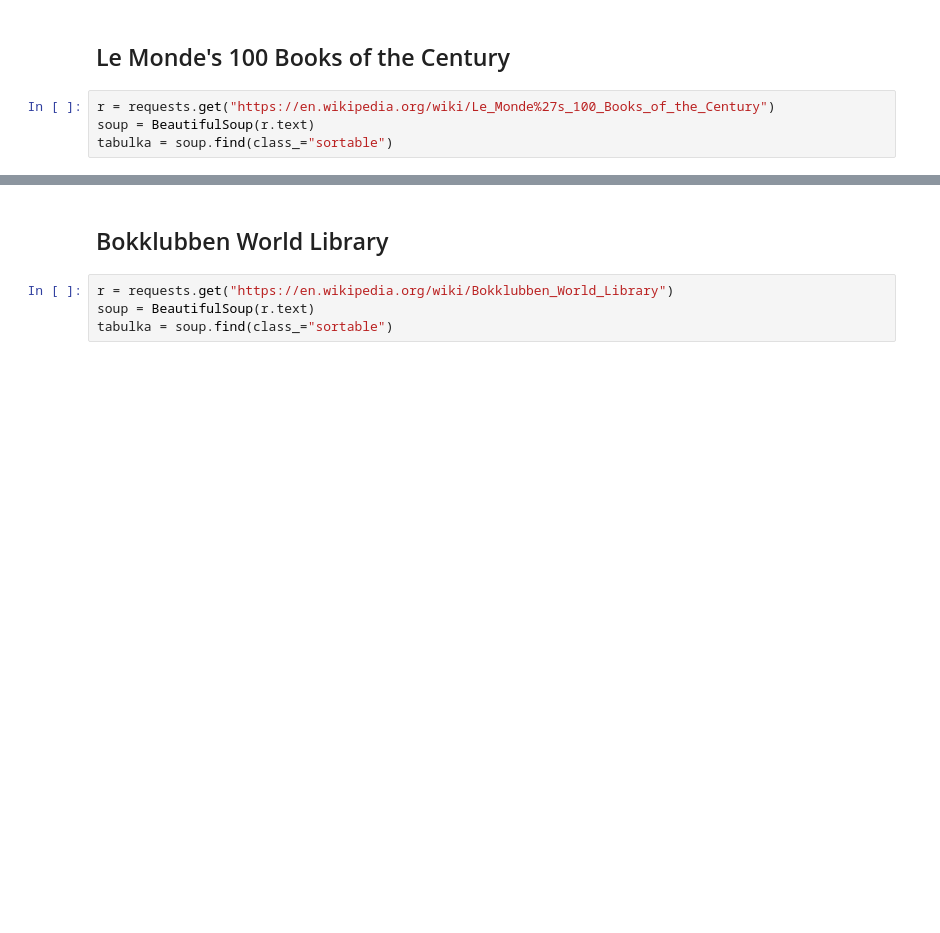
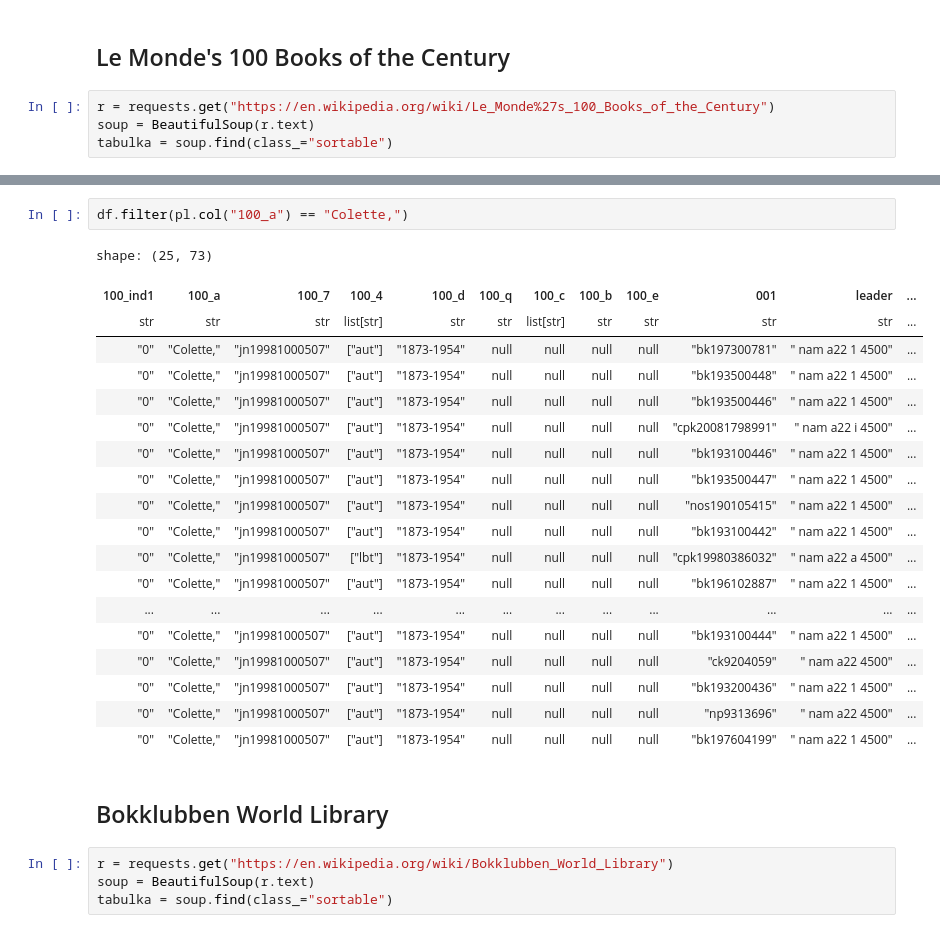
Before and after one commit to DataRozhlas/knizni-peoplemetr, a Jupyter notebook: 905c_nevydane_bangery.ipynb, the cells around one changed output, grey strips where cells are left out. Cells and saved outputs as stored; diff of their text form; blank space fills up the shorter version.

```diff
--- a/905c_nevydane_bangery.ipynb
+++ b/905c_nevydane_bangery.ipynb
@@ -77,3 +115,25 @@ Dva roky, osm měsíců a osmadvacet nocí, Východ, Západ, Zlatý dům, Jazyky
+# %%
+df.filter(pl.col("100_a") == "Colette,")
+# %% [output]
+shape: (25, 73)
+| 100_ind1 | 100_a | 100_7 | 100_4 | 100_d | 100_q | 100_c | 100_b | 100_e | 001 | leader | ... |
+| str | str | str | list[str] | str | str | list[str] | str | str | str | str | ... |
+| "0" | "Colette," | "jn19981000507" | ["aut"] | "1873-1954" | null | null | null | null | "bk197300781" | " nam a22 1 4500" | ... |
+| "0" | "Colette," | "jn19981000507" | ["aut"] | "1873-1954" | null | null | null | null | "bk193500448" | " nam a22 1 4500" | ... |
+| "0" | "Colette," | "jn19981000507" | ["aut"] | "1873-1954" | null | null | null | null | "bk193500446" | " nam a22 1 4500" | ... |
+| "0" | "Colette," | "jn19981000507" | ["aut"] | "1873-1954" | null | null | null | null | "cpk20081798991" | " nam a22 i 4500" | ... |
+| "0" | "Colette," | "jn19981000507" | ["aut"] | "1873-1954" | null | null | null | null | "bk193100446" | " nam a22 1 4500" | ... |
+| "0" | "Colette," | "jn19981000507" | ["aut"] | "1873-1954" | null | null | null | null | "bk193500447" | " nam a22 1 4500" | ... |
+| "0" | "Colette," | "jn19981000507" | ["aut"] | "1873-1954" | null | null | null | null | "nos190105415" | " nam a22 1 4500" | ... |
+| "0" | "Colette," | "jn19981000507" | ["aut"] | "1873-1954" | null | null | null | null | "bk193100442" | " nam a22 1 4500" | ... |
+| "0" | "Colette," | "jn19981000507" | ["lbt"] | "1873-1954" | null | null | null | null | "cpk19980386032" | " nam a22 a 4500" | ... |
+| "0" | "Colette," | "jn19981000507" | ["aut"] | "1873-1954" | null | null | null | null | "bk196102887" | " nam a22 1 4500" | ... |
+| ... | ... | ... | ... | ... | ... | ... | ... | ... | ... | ... | ... |
+| "0" | "Colette," | "jn19981000507" | ["aut"] | "1873-1954" | null | null | null | null | "bk193100444" | " nam a22 1 4500" | ... |
+| "0" | "Colette," | "jn19981000507" | ["aut"] | "1873-1954" | null | null | null | null | "ck9204059" | " nam a22 4500" | ... |
+| "0" | "Colette," | "jn19981000507" | ["aut"] | "1873-1954" | null | null | null | null | "bk193200436" | " nam a22 1 4500" | ... |
+| "0" | "Colette," | "jn19981000507" | ["aut"] | "1873-1954" | null | null | null | null | "np9313696" | " nam a22 4500" | ... |
+| "0" | "Colette," | "jn19981000507" | ["aut"] | "1873-1954" | null | null | null | null | "bk197604199" | " nam a22 1 4500" | ... |
 # %% [markdown]
 ## Bokklubben World Library
 # %%
```
Also changed, not shown: parts of 10 cells of this notebook, 8 other files.
